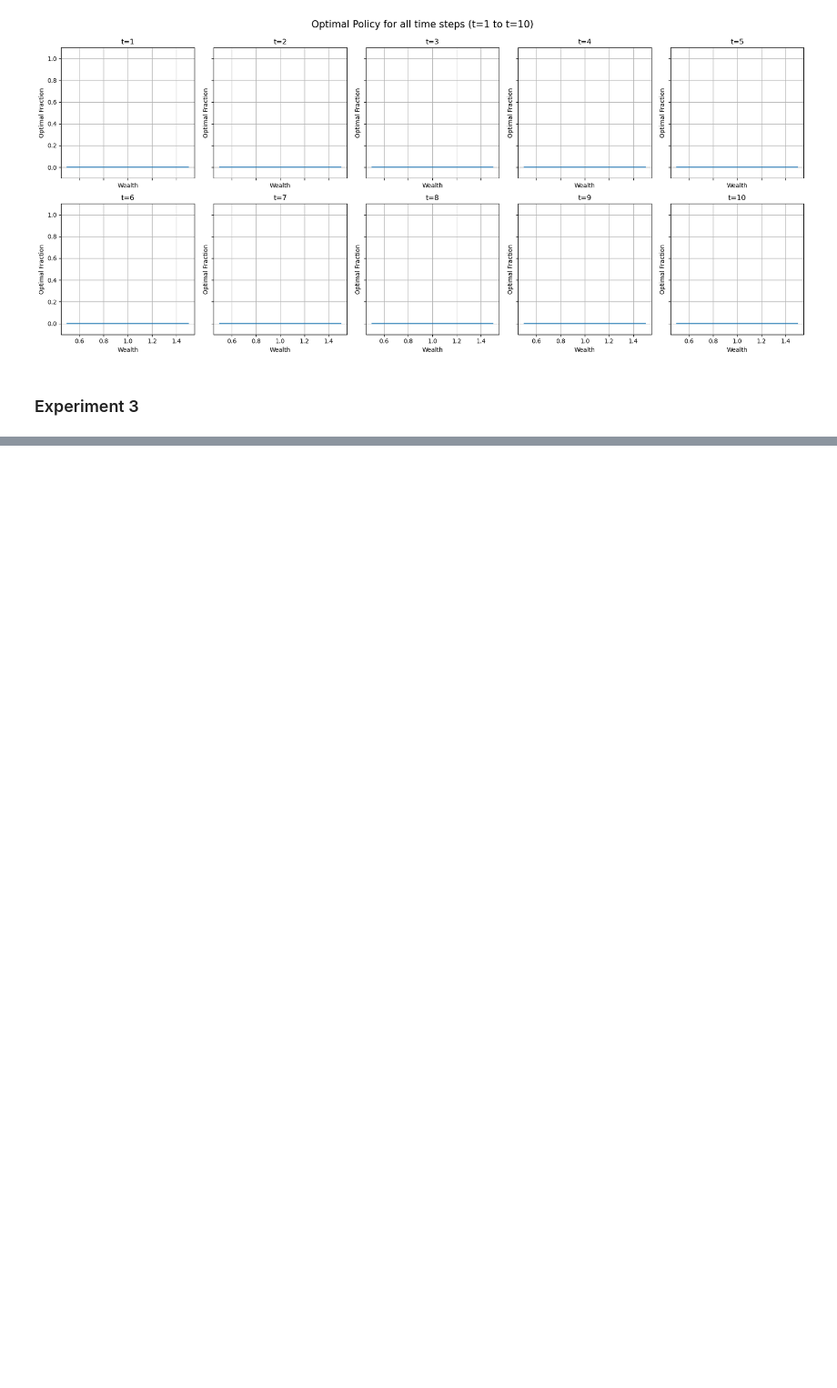
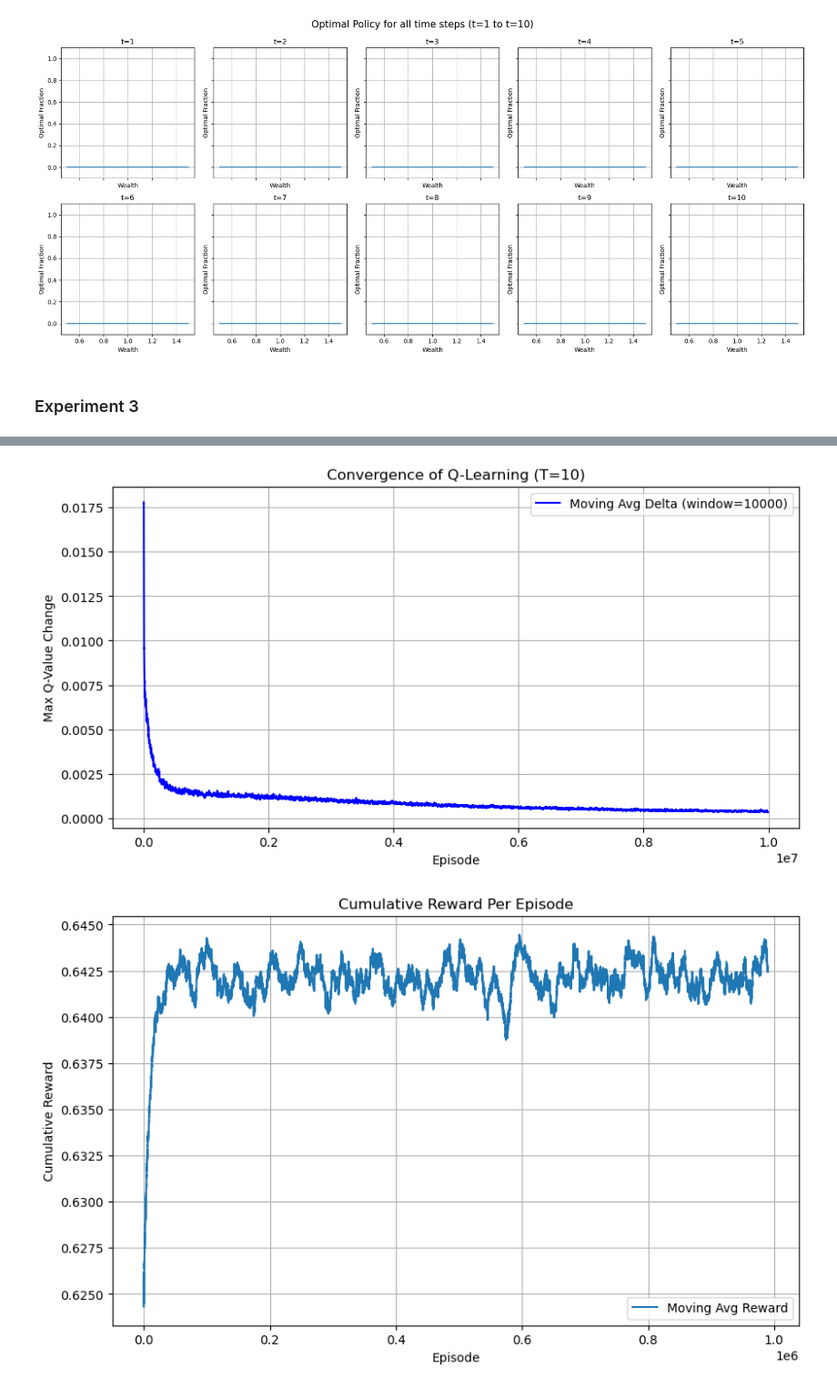
Before and after one commit to cktangae/rl-course, a Jupyter notebook: discrete_asset_allocation.ipynb, the cells around one changed output, grey strips where cells are left out. Shown at 91% size. Drawn from its saved outputs; the diff is of its cells as text; code cells hidden in the pictures; blank space fills up the shorter version.

```diff
--- a/discrete_asset_allocation.ipynb
+++ b/discrete_asset_allocation.ipynb
@@ -477,0 +530,28 @@ visualize_training_result(env, agent)
+# %%
+num_episodes = 1000000
+env = DiscreteAssetAllocationEnv(
+    max_steps=10,
+    risk_free_rate=0.005,
+    risky_up_prob=0.25,
+    risky_up_rate=0.06,
+    risky_down_rate=-0.05,
+    risk_aversion=1.0,
+    action_count=10
+)
+
+agent = QLearningAgent(
+    env=env,
+    q_function=LinearQFunction(max_steps=env.max_steps),
+    epsilon_start=0.5,
+    epsilon_end=0.01,
+    epsilon_decay=1 / (num_episodes / 100),
+    learning_rate_start=0.1,
+    learning_rate_decay=1 / (num_episodes / 10),
+    discount_factor=1.0
+)
+
+training(env, agent, num_episodes)
+visualize_training_result(env, agent)
+# %% [output]
+[figure, added]
+[figure, added]
```
Also changed, not shown: parts of 29 cells of this notebook.
